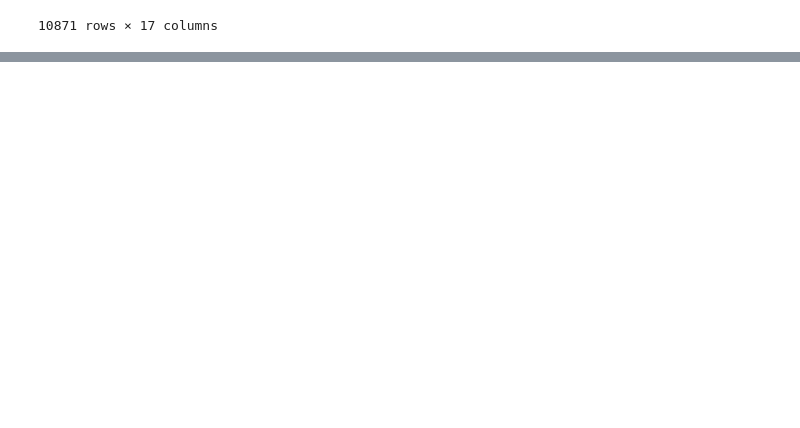
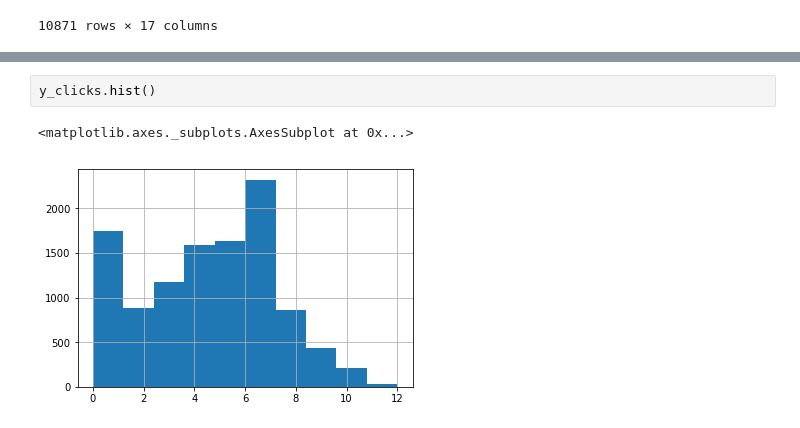
Before and after one commit to eshwarchandrasekharan/predict-pop, a Jupyter notebook: models-videos/performance-prediction.ipynb, the cells around one changed output, grey strips where cells are left out. Drawn from its saved outputs; the diff is of its cells as text; blank space fills up the shorter version.

```diff
--- a/models-videos/performance-prediction.ipynb
+++ b/models-videos/performance-prediction.ipynb
@@ -396,0 +413,5 @@ train_df
+# %%
+y_clicks.hist()
+# %% [output]
+<matplotlib.axes._subplots.AxesSubplot at 0x...>
+[figure, added]
```
Also changed, not shown: parts of 5 cells of this notebook, 3 other files.
